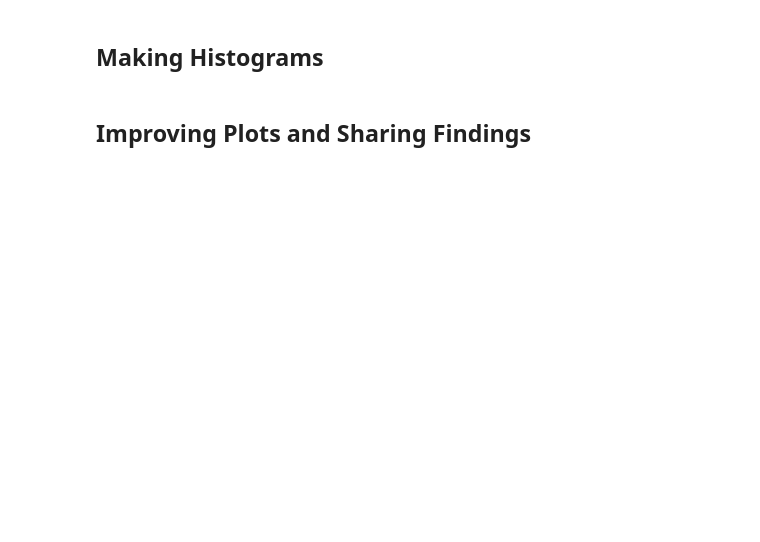
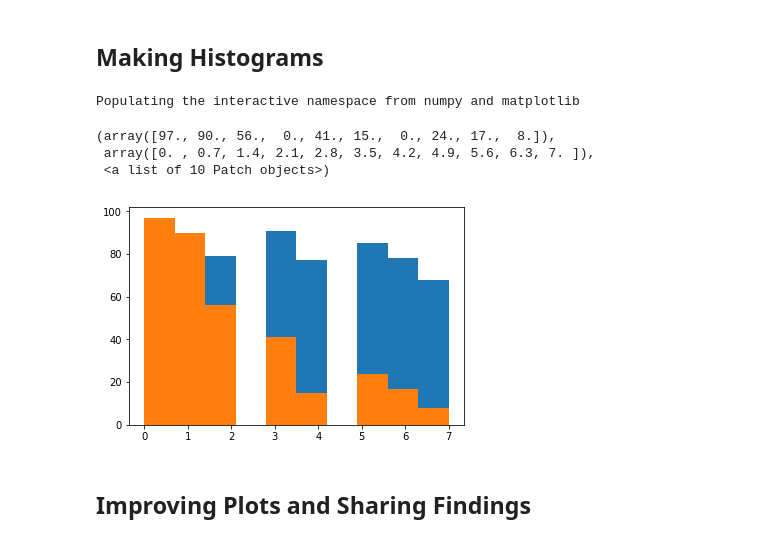
Before and after one commit to Abinaya-J/Udacity_Intro_to_Data_Analysis, a Jupyter notebook: L1_Starter_Code.ipynb, the cells around one changed output. Cells and saved outputs as stored; diff of their text form; code cells hidden in the pictures; blank space fills up the shorter version.

Commit message:
Lesson 1 Quizzes

```diff
--- a/L1_Starter_Code.ipynb
+++ b/L1_Starter_Code.ipynb
@@ -467,0 +546,20 @@ print len(non_passing_engagement)
+# %%
+total_visits_by_pass_account = {}
+for account_key, engagement_for_student in pass_subway_project_by_account.items():
+  pass_total_visits = 0
+  for engagement_record in engagement_for_student:
+    pass_total_visits += engagement_record['has_visited']
+    total_visits_by_pass_account[account_key] = pass_total_visits
+
+pass_total_visits = total_visits_by_pass_account.values()
+print describe_data(pass_total_visits)
+
+total_visits_by_non_pass_account = {}
+for account_key, engagement_for_student in non_pass_subway_project_by_account.items():
+  non_pass_total_visits = 0
+  for engagement_record in engagement_for_student:
+    non_pass_total_visits += engagement_record['has_visited']
+    total_visits_by_non_pass_account[account_key] = non_pass_total_visits
+
+non_pass_total_visits = total_visits_by_non_pass_account.values()
+print describe_data(non_pass_total_visits)
@@ -470,11 +579,27 @@ print len(non_passing_engagement)
 # %%
 ######################################
 #                 13                 #
 ######################################
 
 ## Make histograms of the three metrics we looked at earlier for both
 ## students who passed the subway project and students who didn't. You
 ## might also want to make histograms of any other metrics you examined.
+%pylab inline
+import matplotlib.pyplot as plt
+#plt.hist(pass_total_minutes)
+#plt.hist(non_pass_total_minutes)
+
+#plt.hist(pass_total_lessons_completed)
+#plt.hist(non_pass_total_lessons_completed)
+
+plt.hist(pass_total_visits)
+plt.hist(non_pass_total_visits)
+# %% [output]
+Populating the interactive namespace from numpy and matplotlib
+(array([97., 90., 56.,  0., 41., 15.,  0., 24., 17.,  8.]),
+ array([0. , 0.7, 1.4, 2.1, 2.8, 3.5, 4.2, 4.9, 5.6, 6.3, 7. ]),
+ <a list of 10 Patch objects>)
+[figure, added]
 # %% [markdown]
 ## Improving Plots and Sharing Findings
 # %%
```
Also changed, not shown: parts of 3 cells of this notebook.
